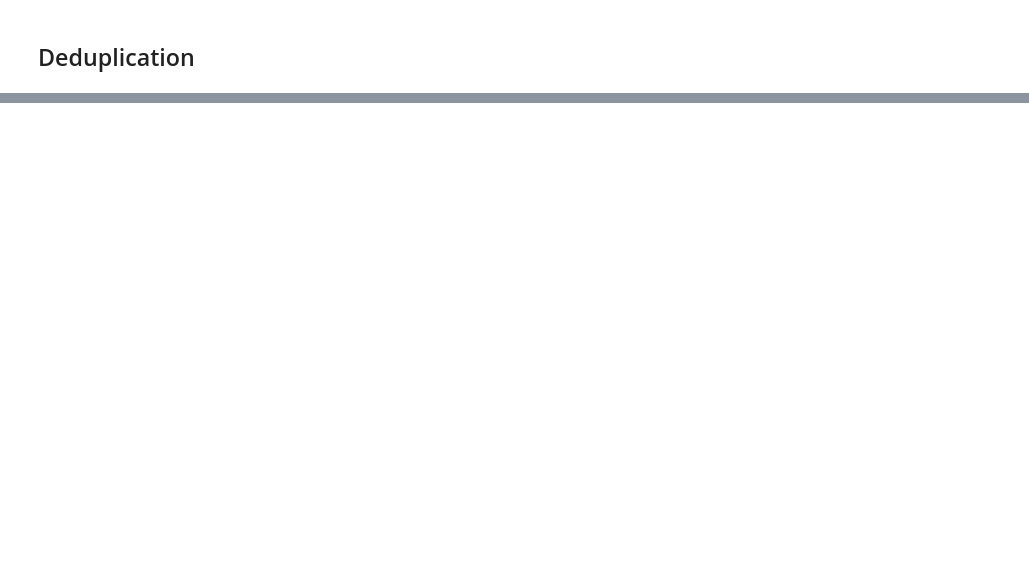
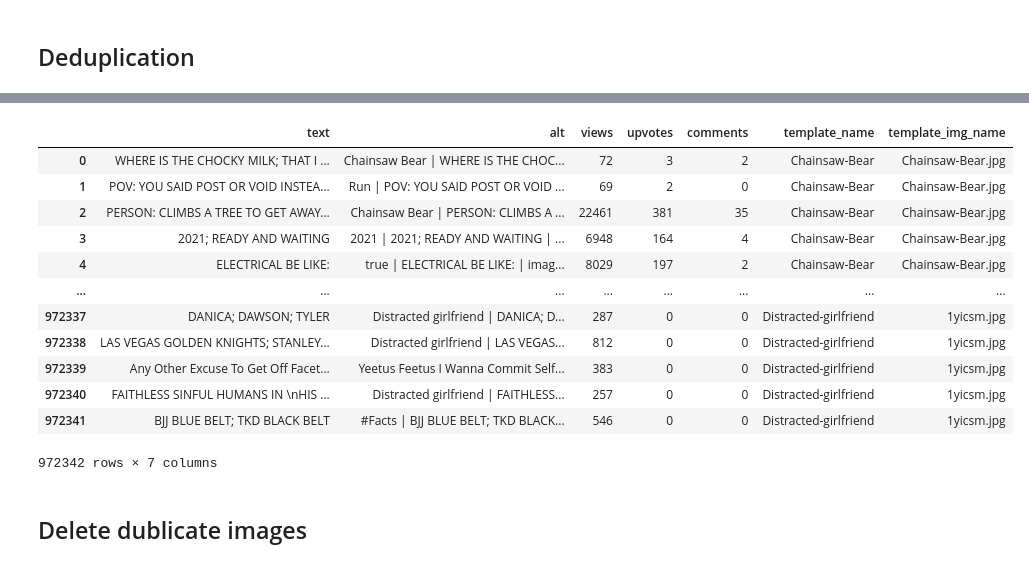
Before and after one commit to memlish/memlish, a Jupyter notebook: notebooks/04_cleanup_templates.ipynb, the cells around one changed output, grey strips where cells are left out. Cells and saved outputs as stored; diff of their text form; code cells hidden in the pictures; blank space fills up the shorter version.

```diff
--- a/notebooks/04_cleanup_templates.ipynb
+++ b/notebooks/04_cleanup_templates.ipynb
@@ -127,0 +133,31 @@ KeyboardInterrupt:
+# %%
+node2cluster = create_cluster_assignment_map(dublicates)
+# %%
+df['cluster'] = df['template_img_name'].map(lambda x: node2cluster[x])
+# %%
+deduplicated_dfs = []
+
+cols2take = ['text', 'alt', 'views', 'upvotes', 'comments', 'template_name', 'template_img_name']
+
+for cluster, rows in df.groupby('cluster'):
+    rows['template_name'] = rows.iloc[0]['template_name']
+    rows['template_img_name'] = rows.iloc[0]['template_img_name']
+    deduplicated_dfs.append(rows[cols2take])
+# %%
+deduplicated_df = pd.concat(deduplicated_dfs).reset_index(drop=True)
+# %%
+deduplicated_df
+# %% [output]
+|  | text | alt | views | upvotes | comments | template_name | template_img_name |
+| 0 | WHERE IS THE CHOCKY MILK; THAT I ... | Chainsaw Bear | WHERE IS THE CHOC... | 72 | 3 | 2 | Chainsaw-Bear | Chainsaw-Bear.jpg |
+| 1 | POV: YOU SAID POST OR VOID INSTEA... | Run | POV: YOU SAID POST OR VOID ... | 69 | 2 | 0 | Chainsaw-Bear | Chainsaw-Bear.jpg |
+| 2 | PERSON: CLIMBS A TREE TO GET AWAY... | Chainsaw Bear | PERSON: CLIMBS A ... | 22461 | 381 | 35 | Chainsaw-Bear | Chainsaw-Bear.jpg |
+| 3 | 2021; READY AND WAITING | 2021 | 2021; READY AND WAITING | ... | 6948 | 164 | 4 | Chainsaw-Bear | Chainsaw-Bear.jpg |
+| 4 | ELECTRICAL BE LIKE: | true | ELECTRICAL BE LIKE: | imag... | 8029 | 197 | 2 | Chainsaw-Bear | Chainsaw-Bear.jpg |
+| ... | ... | ... | ... | ... | ... | ... | ... |
+| 972337 | DANICA; DAWSON; TYLER | Distracted girlfriend | DANICA; D... | 287 | 0 | 0 | Distracted-girlfriend | 1yicsm.jpg |
+| 972338 | LAS VEGAS GOLDEN KNIGHTS; STANLEY... | Distracted girlfriend | LAS VEGAS... | 812 | 0 | 0 | Distracted-girlfriend | 1yicsm.jpg |
+| 972339 | Any Other Excuse To Get Off Facet... | Yeetus Feetus I Wanna Commit Self... | 383 | 0 | 0 | Distracted-girlfriend | 1yicsm.jpg |
+| 972340 | FAITHLESS SINFUL HUMANS IN \nHIS ... | Distracted girlfriend | FAITHLESS... | 257 | 0 | 0 | Distracted-girlfriend | 1yicsm.jpg |
+| 972341 | BJJ BLUE BELT; TKD BLACK BELT | #Facts | BJJ BLUE BELT; TKD BLACK... | 546 | 0 | 0 | Distracted-girlfriend | 1yicsm.jpg |
+972342 rows × 7 columns
@@ -127,0 +166,2 @@ KeyboardInterrupt:
+# %% [markdown]
+## Delete dublicate images
```
Also changed, not shown: parts of 14 cells of this notebook.
